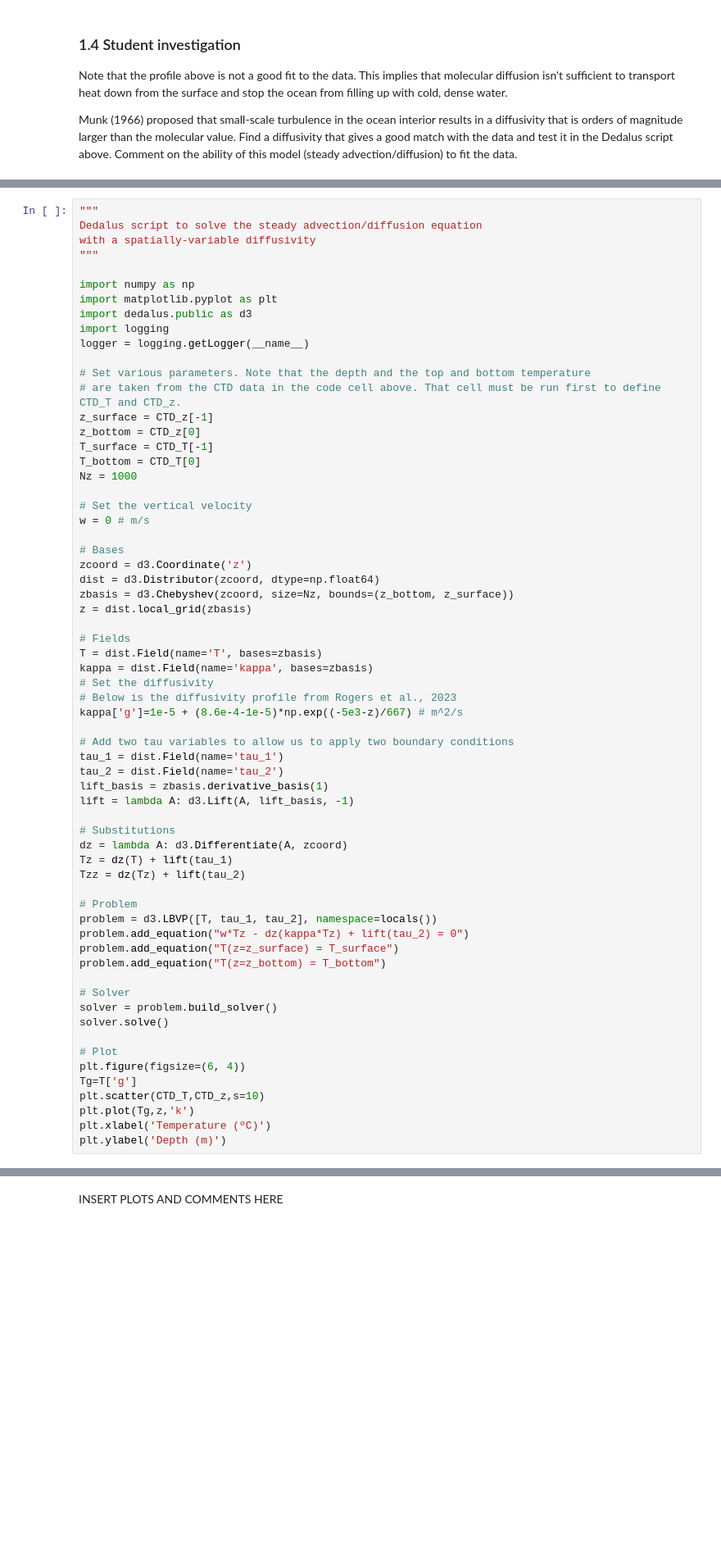
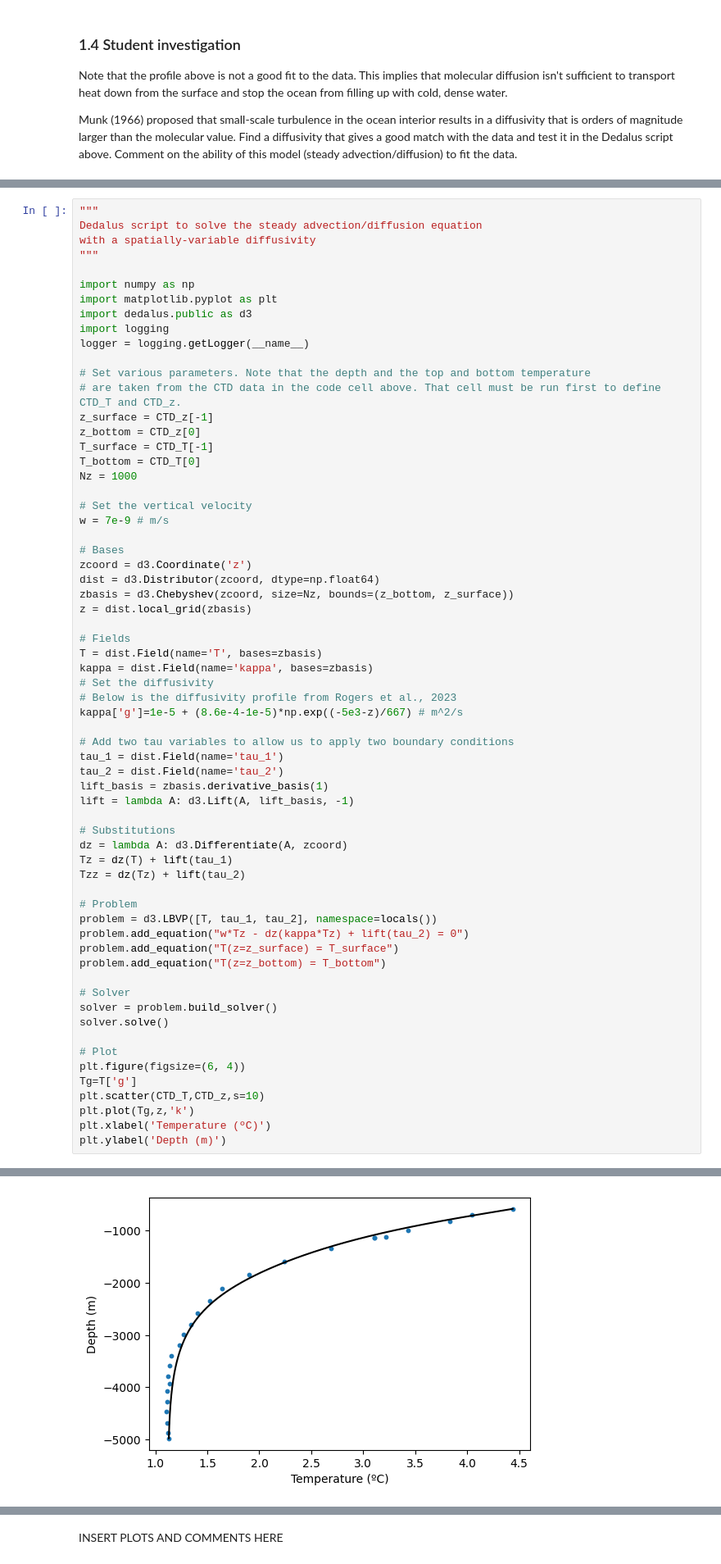
Before and after one commit to Zero-Rae/QCES123, a Jupyter notebook: Project2_transport.ipynb, the cells around one changed output, grey strips where cells are left out. Shown at 82% size. Cells and saved outputs as stored; diff of their text form; blank space fills up the shorter version.

```diff
--- a/Project2_transport.ipynb
+++ b/Project2_transport.ipynb
@@ -246,7 +247,7 @@ T_bottom = CTD_T[0]
 Nz = 1000
 
 # Set the vertical velocity
-w = 0 # m/s
+w = 7e-9 # m/s
 
 # Bases
 zcoord = d3.Coordinate('z')
@@ -289,3 +290,4 @@ plt.scatter(CTD_T,CTD_z,s=10)
 plt.plot(Tg,z,'k')
 plt.xlabel('Temperature (ºC)')
 plt.ylabel('Depth (m)')
+# %% [output]
@@ -292,3 +297,4 @@ plt.ylabel('Depth (m)')
+[figure, added]
 # %% [markdown]
 ### 1.6 Student investigation
 <a id='section1pt6'></a>
```
Also changed, not shown: parts of 6 cells of this notebook.
